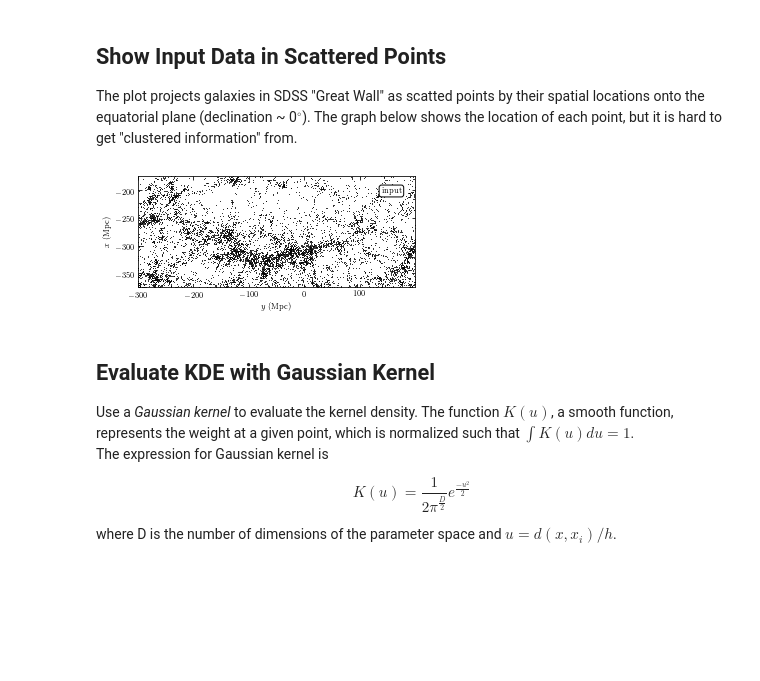
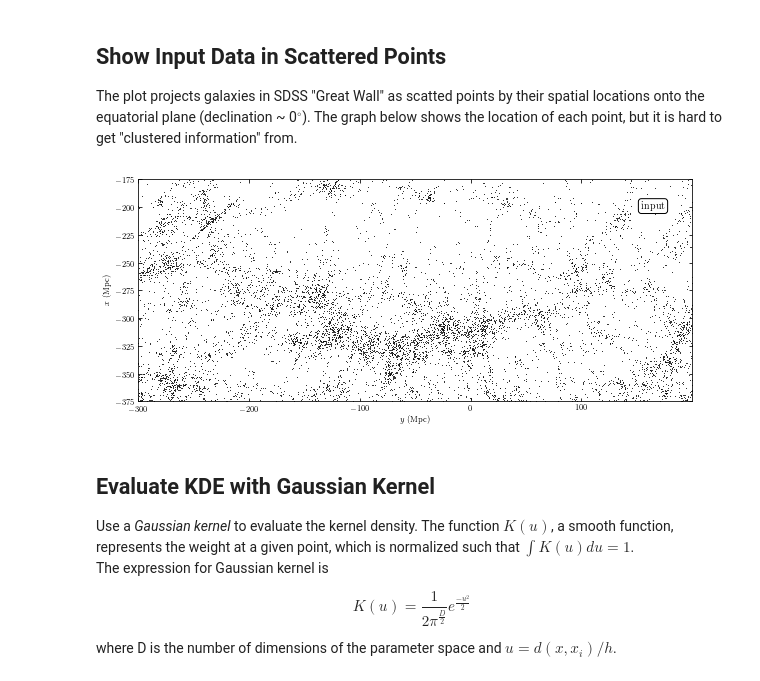
Before and after one commit to ivezic/SaoPaulo2021, a Jupyter notebook: notebooks/Lecture15.ipynb, the cells around one changed output. Cells and saved outputs as stored; diff of their text form; code cells hidden in the pictures; blank space fills up the shorter version.

```diff
--- a/notebooks/Lecture15.ipynb
+++ b/notebooks/Lecture15.ipynb
@@ -974,25 +975,25 @@ The plot projects galaxies in SDSS "Great Wall" as scatted points by their spati
 # %%
 # Fetch the great wall data
 X = fetch_great_wall()
 
-adjust_figure(5,2.2)
+adjust_figure(10,4.4)
 
 # First plot: scatter the points
 ax1 = plt.subplot(111, aspect='equal')
 ax1.scatter(X[:, 1], X[:, 0], s=1, lw=0, c='k')
 ax1.text(0.95, 0.9, "input", ha='right', va='top',
          transform=ax1.transAxes,
          bbox=dict(boxstyle='round', ec='k', fc='w'))
 
 ax1.set_xlim(ymin, ymax - 0.01)
 ax1.set_ylim(xmin, xmax)
 
 ax1.set_xlabel('$y$ (Mpc)')
 ax1.set_ylabel('$x$ (Mpc)')
 
 plt.show()
 # %% [output]
-[figure, old version]
+[figure, new version]
 # %% [markdown]
 ## Evaluate KDE with Gaussian Kernel
 Use a *Gaussian kernel* to evaluate the kernel density. The function $K(u)$, a smooth function, represents the weight at a given point, which is normalized such that $\int K(u)du = 1$.
```
Also changed, not shown: parts of 10 cells of this notebook, 6 other files.
